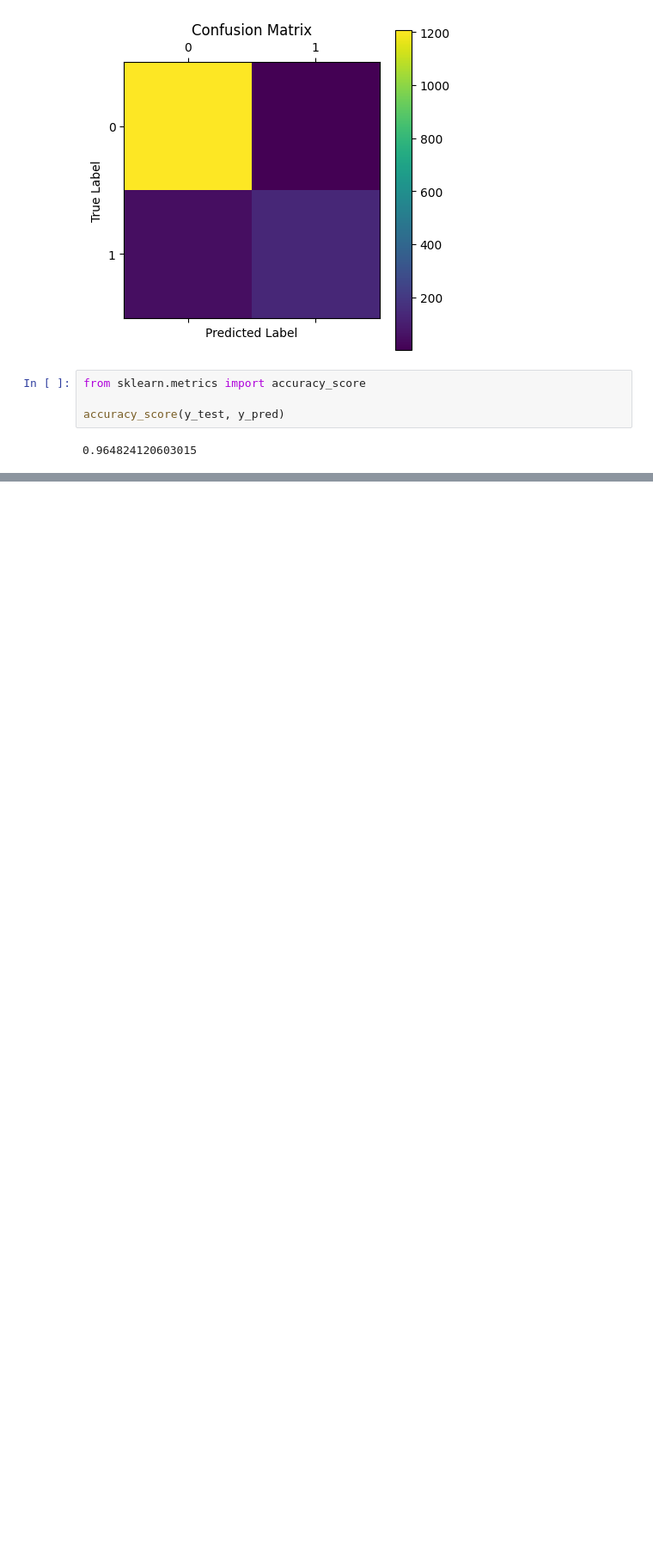
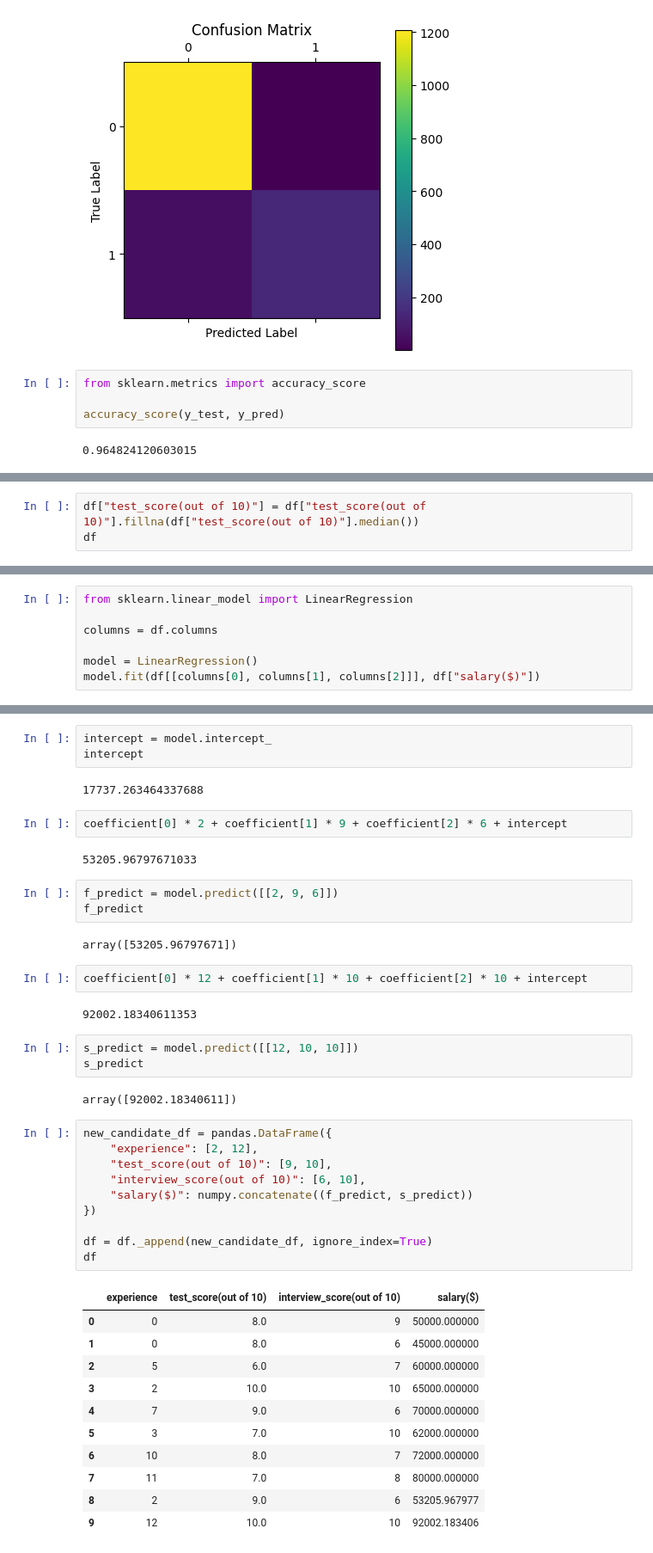
Before and after one commit to fyyqq/scikit-learn, a Jupyter notebook: scikit_learn.ipynb, the cells around one changed output, grey strips where cells are left out. Shown: that part at 86% size. Cells and saved outputs as stored; diff of their text form; blank space fills up the shorter version.

```diff
--- a/scikit_learn.ipynb
+++ b/scikit_learn.ipynb
@@ -1800,0 +2068,3 @@ accuracy_score(y_test, y_pred)
+# %%
+df["test_score(out of 10)"] = df["test_score(out of 10)"].fillna(df["test_score(out of 10)"].median())
+df
@@ -1800,0 +2081,7 @@ accuracy_score(y_test, y_pred)
+# %%
+from sklearn.linear_model import LinearRegression
+
+columns = df.columns
+
+model = LinearRegression()
+model.fit(df[[columns[0], columns[1], columns[2]]], df["salary($)"])
@@ -1800,0 +2095,45 @@ accuracy_score(y_test, y_pred)
+# %%
+intercept = model.intercept_
+intercept
+# %% [output]
+17737.263464337688
+# %%
+coefficient[0] * 2 + coefficient[1] * 9 + coefficient[2] * 6 + intercept
+# %% [output]
+53205.96797671033
+# %%
+f_predict = model.predict([[2, 9, 6]])
+f_predict
+# %% [output]
+array([53205.96797671])
+# %%
+coefficient[0] * 12 + coefficient[1] * 10 + coefficient[2] * 10 + intercept
+# %% [output]
+92002.18340611353
+# %%
+s_predict = model.predict([[12, 10, 10]])
+s_predict
+# %% [output]
+array([92002.18340611])
+# %%
+new_candidate_df = pandas.DataFrame({
+    "experience": [2, 12],
+    "test_score(out of 10)": [9, 10],
+    "interview_score(out of 10)": [6, 10],
+    "salary($)": numpy.concatenate((f_predict, s_predict))
+})
+
+df = df._append(new_candidate_df, ignore_index=True)
+df
+# %% [output]
+|  | experience | test_score(out of 10) | interview_score(out of 10) | salary($) |
+| 0 | 0 | 8.0 | 9 | 50000.000000 |
+| 1 | 0 | 8.0 | 6 | 45000.000000 |
+| 2 | 5 | 6.0 | 7 | 60000.000000 |
+| 3 | 2 | 10.0 | 10 | 65000.000000 |
+| 4 | 7 | 9.0 | 6 | 70000.000000 |
+| 5 | 3 | 7.0 | 10 | 62000.000000 |
+| 6 | 10 | 8.0 | 7 | 72000.000000 |
+| 7 | 11 | 7.0 | 8 | 80000.000000 |
+| 8 | 2 | 9.0 | 6 | 53205.967977 |
+| 9 | 12 | 10.0 | 10 | 92002.183406 |
```
Also changed, not shown: parts of 37 cells of this notebook, 2 other files.
